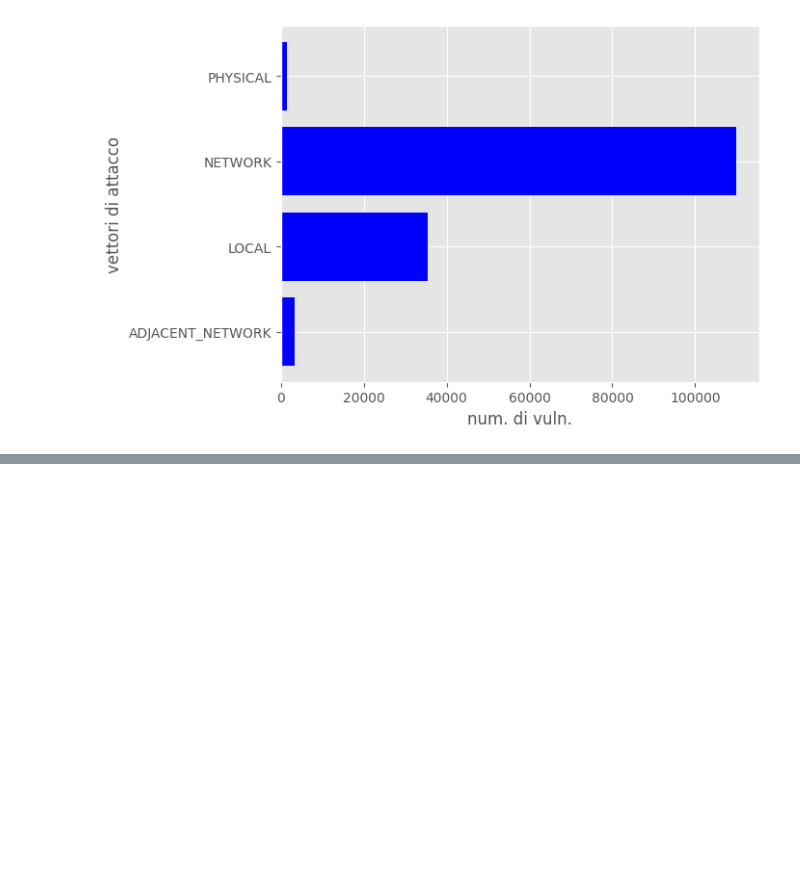
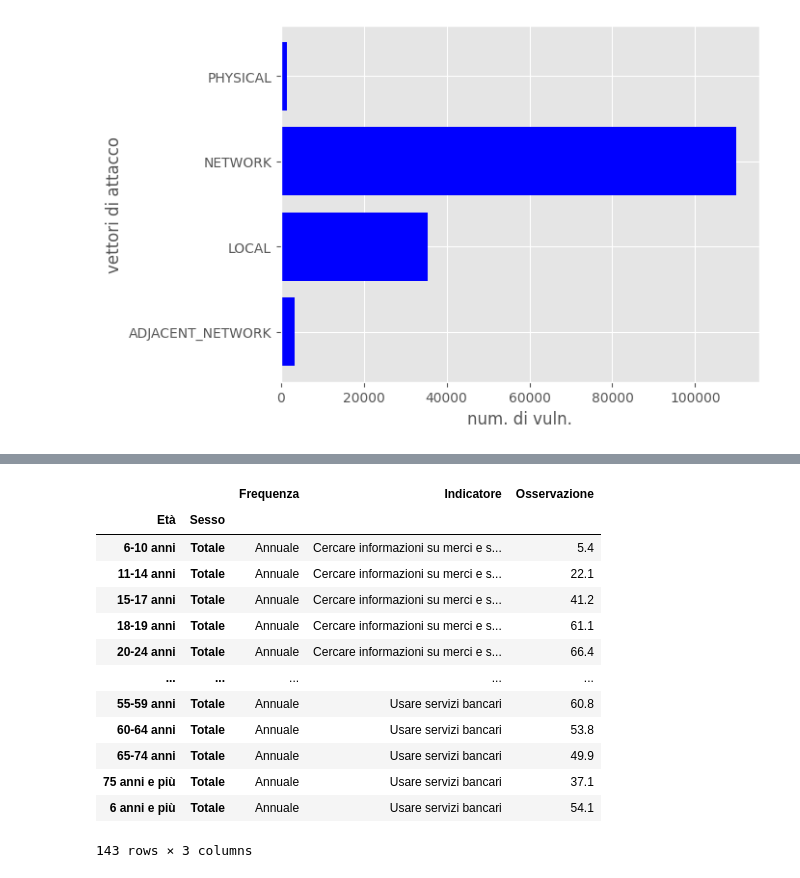
Before and after one commit to Darka3sS/Progetto_DS, a Jupyter notebook: EDA.ipynb, the cells around one changed output, grey strips where cells are left out. Drawn from its saved outputs; the diff is of its cells as text; code cells hidden in the pictures; blank space fills up the shorter version.

```diff
--- a/EDA.ipynb
+++ b/EDA.ipynb
@@ -383,0 +421,17 @@ plt.show()
+# %%
+Attivita_persone_df
+# %% [output]
+|  |  | Frequenza | Indicatore | Osservazione |
+| Età | Sesso |  |  |  |
+| 6-10 anni | Totale | Annuale | Cercare informazioni su merci e s... | 5.4 |
+| 11-14 anni | Totale | Annuale | Cercare informazioni su merci e s... | 22.1 |
+| 15-17 anni | Totale | Annuale | Cercare informazioni su merci e s... | 41.2 |
+| 18-19 anni | Totale | Annuale | Cercare informazioni su merci e s... | 61.1 |
+| 20-24 anni | Totale | Annuale | Cercare informazioni su merci e s... | 66.4 |
+| ... | ... | ... | ... | ... |
+| 55-59 anni | Totale | Annuale | Usare servizi bancari | 60.8 |
+| 60-64 anni | Totale | Annuale | Usare servizi bancari | 53.8 |
+| 65-74 anni | Totale | Annuale | Usare servizi bancari | 49.9 |
+| 75 anni e più | Totale | Annuale | Usare servizi bancari | 37.1 |
+| 6 anni e più | Totale | Annuale | Usare servizi bancari | 54.1 |
+143 rows × 3 columns
```
Also changed, not shown: parts of 12 cells of this notebook, 2 other files.
